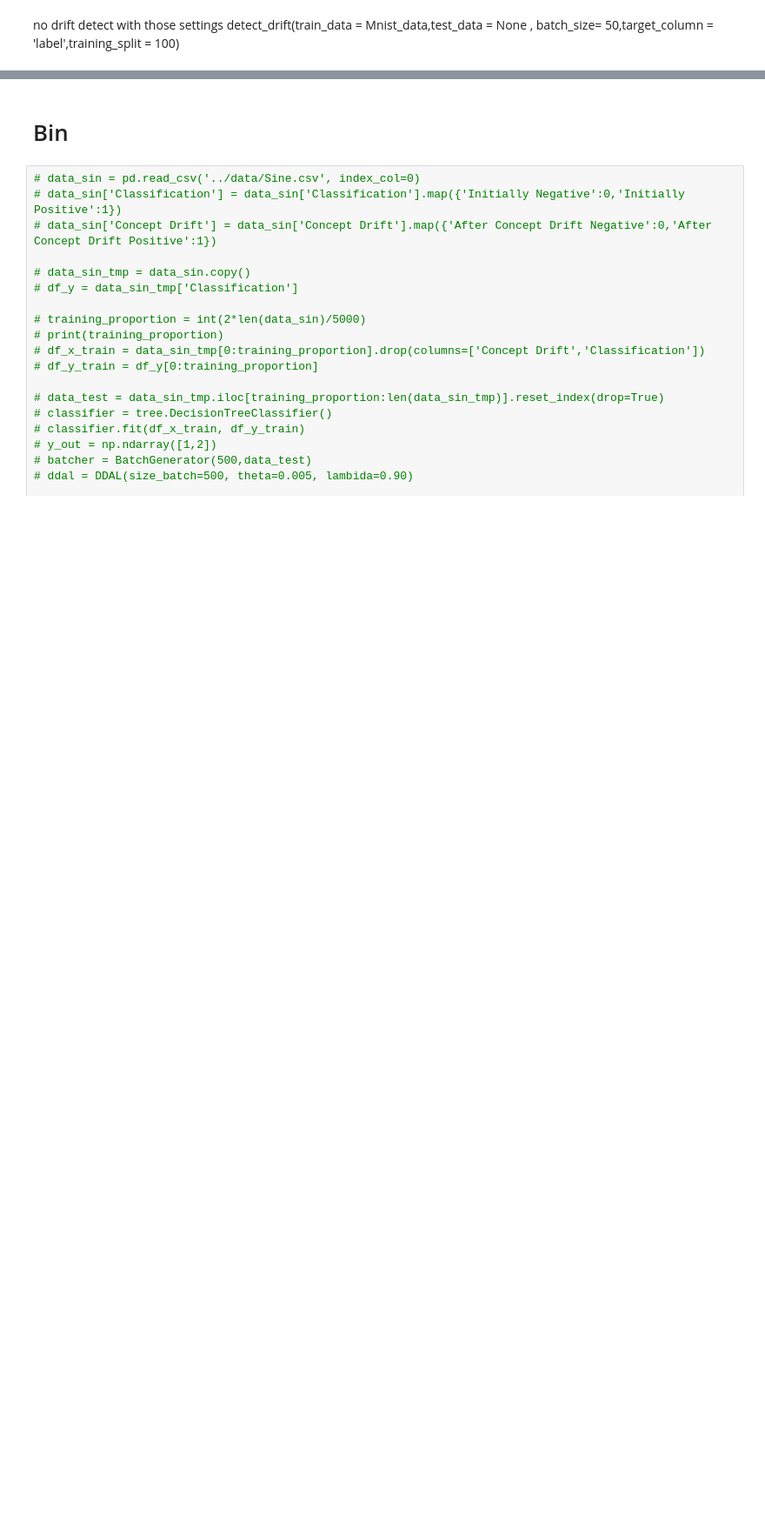
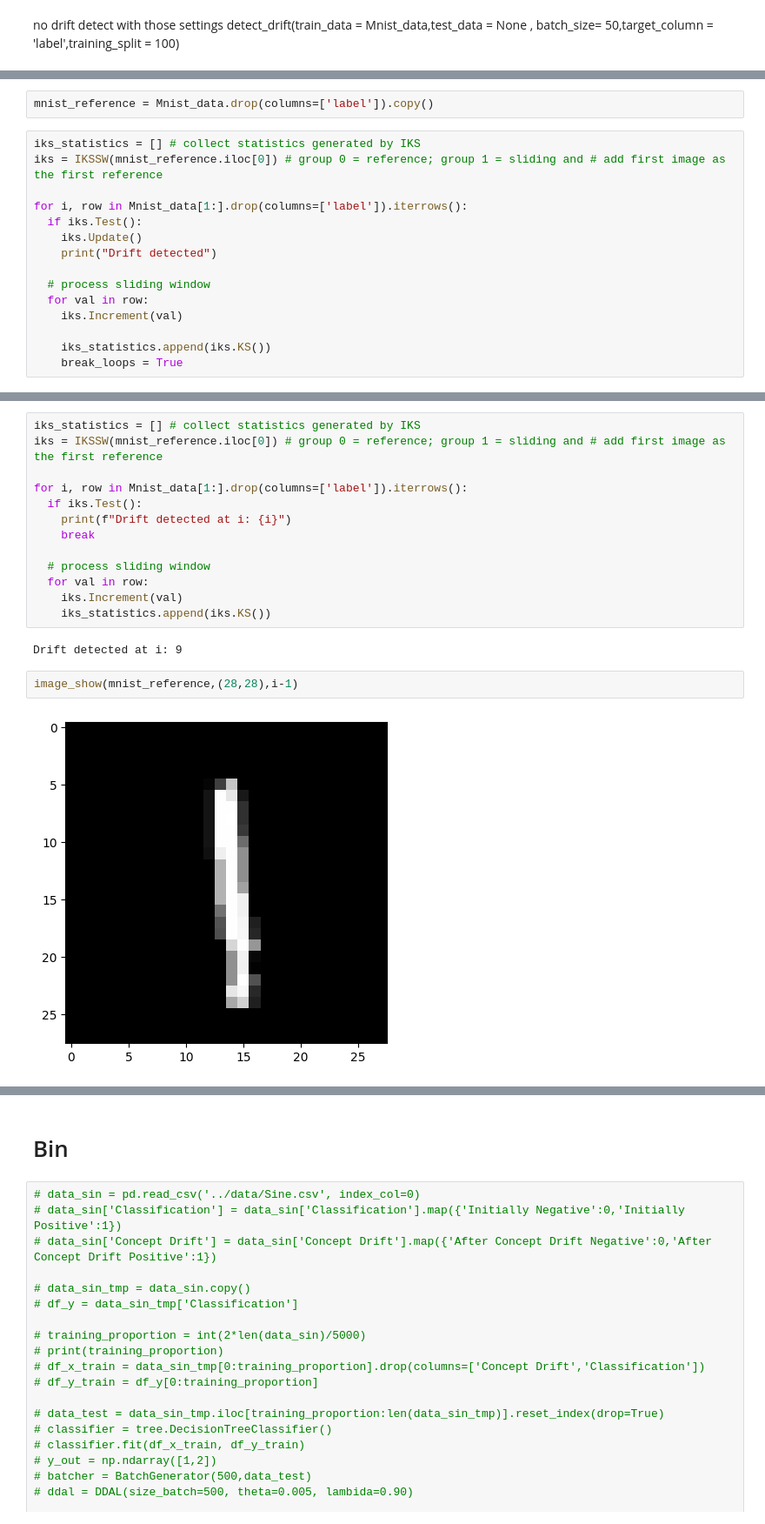
Before and after one commit to ranUser01/TinyML, a Jupyter notebook: Unsupervised_detection_experiment.ipynb, the cells around one changed output, grey strips where cells are left out. Shown at 87% size. Saved outputs shown, nothing was run; the diff lists cells and outputs as text; blank space fills up the shorter version.

```diff
--- a/Unsupervised_detection_experiment.ipynb
+++ b/Unsupervised_detection_experiment.ipynb
@@ -113,0 +254,17 @@ AttributeError: 'BatchGenerator' object has no attribute 'df'
+# %%
+mnist_reference = Mnist_data.drop(columns=['label']).copy()
+# %%
+iks_statistics = [] # collect statistics generated by IKS
+iks = IKSSW(mnist_reference.iloc[0]) # group 0 = reference; group 1 = sliding and # add first image as the first reference
+
+for i, row in Mnist_data[1:].drop(columns=['label']).iterrows():
+  if iks.Test():
+    iks.Update()
+    print("Drift detected")
+
+  # process sliding window
+  for val in row:
+    iks.Increment(val)
+
+    iks_statistics.append(iks.KS())
+    break_loops = True
@@ -113,0 +290,19 @@ AttributeError: 'BatchGenerator' object has no attribute 'df'
+# %%
+iks_statistics = [] # collect statistics generated by IKS
+iks = IKSSW(mnist_reference.iloc[0]) # group 0 = reference; group 1 = sliding and # add first image as the first reference
+
+for i, row in Mnist_data[1:].drop(columns=['label']).iterrows():
+  if iks.Test():
+    print(f"Drift detected at i: {i}")
+    break
+
+  # process sliding window
+  for val in row:
+    iks.Increment(val)
+    iks_statistics.append(iks.KS())
+# %% [output]
+Drift detected at i: 9
+# %%
+image_show(mnist_reference,(28,28),i-1)
+# %% [output]
+[figure, added]
```
Also changed, not shown: parts of 25 cells of this notebook, 28 other files.
